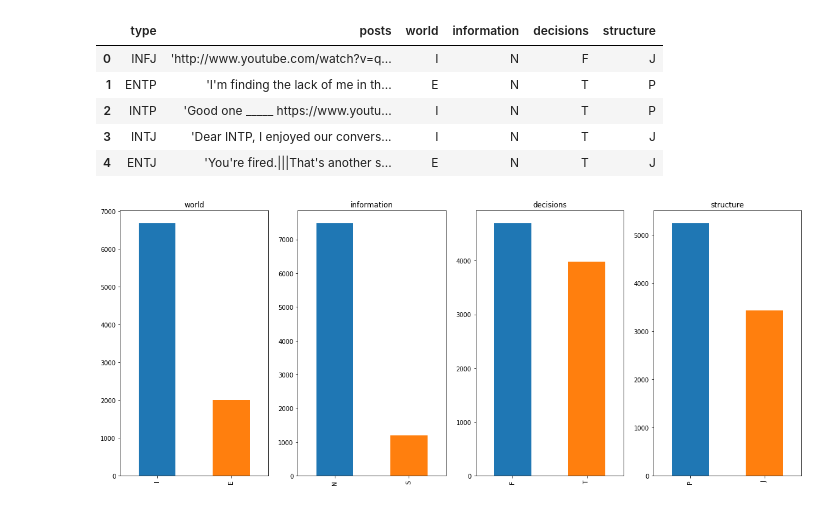
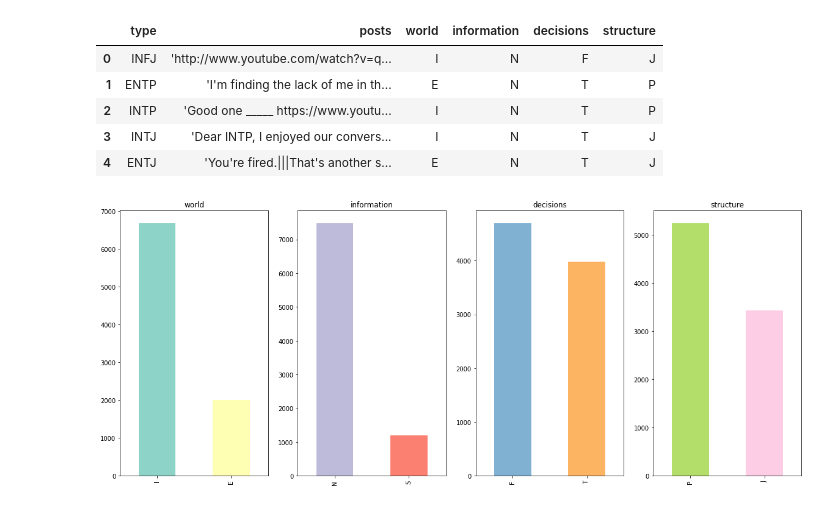
Before and after one commit to christophriley/mbti-nlp, a Jupyter notebook: Exploration.ipynb, the cells around one changed output. Drawn from its saved outputs; the diff is of its cells as text; code cells hidden in the pictures.

Commit message:
Update exploration to use colorbrewer colors

```diff
--- a/Exploration.ipynb
+++ b/Exploration.ipynb
@@ -49,7 +52,7 @@ df.head()
 # %%
 fig, axs = plt.subplots(1,4, figsize=(20,8))
 
 for d, dichotomy in enumerate(dichotomies):
-    df[dichotomy].value_counts().plot(kind="bar", ax=axs[d], title=dichotomy)
+    df[dichotomy].value_counts().plot(kind="bar", ax=axs[d], title=dichotomy, color=palette.mpl_colors[2*d: 2*d + 2])
 # %% [output]
-[figure, old version]
+[figure, new version]
```
Also changed, not shown: parts of 2 cells of this notebook.
